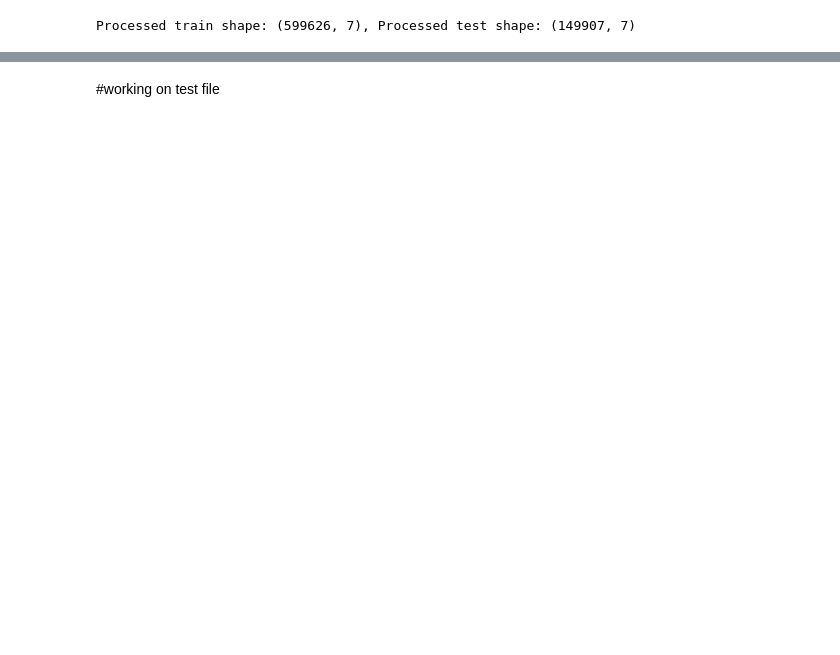
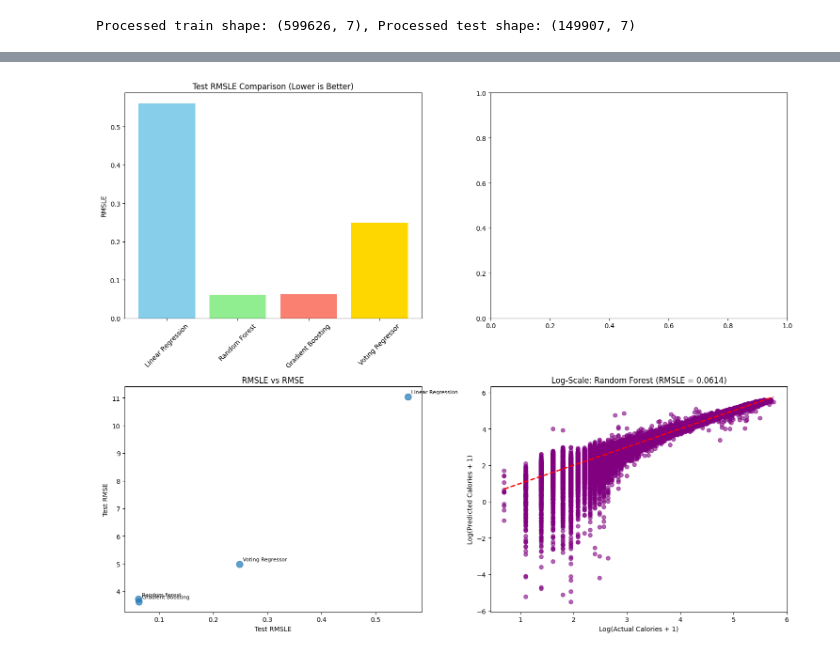
Before and after one commit to kokilagaurav/energy_expenditure_estimator, a Jupyter notebook: notebook.ipynb, the cells around one changed output, grey strips where cells are left out. Drawn from its saved outputs; the diff is of its cells as text; code cells hidden in the pictures; blank space fills up the shorter version.

```diff
--- a/notebook.ipynb
+++ b/notebook.ipynb
@@ -420,0 +520,13 @@ Test R2: 0.9928
+# %%
+# Create comprehensive results DataFrame with RMSLE focus
+results_df = pd.DataFrame(results)
+print("\n=== Complete Model Comparison (RMSLE Focus) ===")
+print(results_df.round(4))
+
+# Find best model based on RMSLE
+best_model_idx = results_df['Test_RMSLE'].idxmin()
+best_model_name = results_df.loc[best_model_idx, 'Model']
+best_rmsle = results_df.loc[best_model_idx, 'Test_RMSLE']
+
+print(f"\nBest Model: {best_model_name}")
+print(f"Best Test RMSLE: {best_rmsle:.4f}")
@@ -455,2 +584,35 @@ plt.show()
-# %% [markdown]
-#working on test file
+# %%
+# RMSLE-focused visualization
+fig, axes = plt.subplots(2, 2, figsize=(15, 12))
+
+# 1. Test RMSLE comparison
+models_list = results_df['Model'].tolist()
+test_rmsle = results_df['Test_RMSLE'].tolist()
+
+axes[0, 0].bar(models_list, test_rmsle, color=['skyblue', 'lightgreen', 'salmon', 'gold', 'purple'])
+axes[0, 0].set_title('Test RMSLE Comparison (Lower is Better)')
+axes[0, 0].set_ylabel('RMSLE')
+axes[0, 0].tick_params(axis='x', rotation=45)
+
+# 3. RMSLE vs RMSE comparison
+test_rmse = results_df['Test_RMSE'].tolist()
+axes[1, 0].scatter(test_rmsle, test_rmse, s=100, alpha=0.7)
+for i, model in enumerate(models_list):
+    axes[1, 0].annotate(model, (test_rmsle[i], test_rmse[i]),
+                       xytext=(5, 5), textcoords='offset points', fontsize=8)
+axes[1, 0].set_xlabel('Test RMSLE')
+axes[1, 0].set_ylabel('Test RMSE')
+axes[1, 0].set_title('RMSLE vs RMSE')
+
+# 4. Log-scale prediction comparison for best model
+axes[1, 1].scatter(np.log1p(y_test), np.log1p(y_pred_voting), alpha=0.6, color='purple')
+log_min, log_max = np.log1p(y_test.min()), np.log1p(y_test.max())
+axes[1, 1].plot([log_min, log_max], [log_min, log_max], 'r--', lw=2)
+axes[1, 1].set_xlabel('Log(Actual Calories + 1)')
+axes[1, 1].set_ylabel('Log(Predicted Calories + 1)')
+axes[1, 1].set_title(f'Log-Scale: {best_model_name} (RMSLE = {best_rmsle:.4f})')
+
+plt.tight_layout()
+plt.show()
+# %% [output]
+[figure, added]
```
Also changed, not shown: parts of 18 cells of this notebook.
